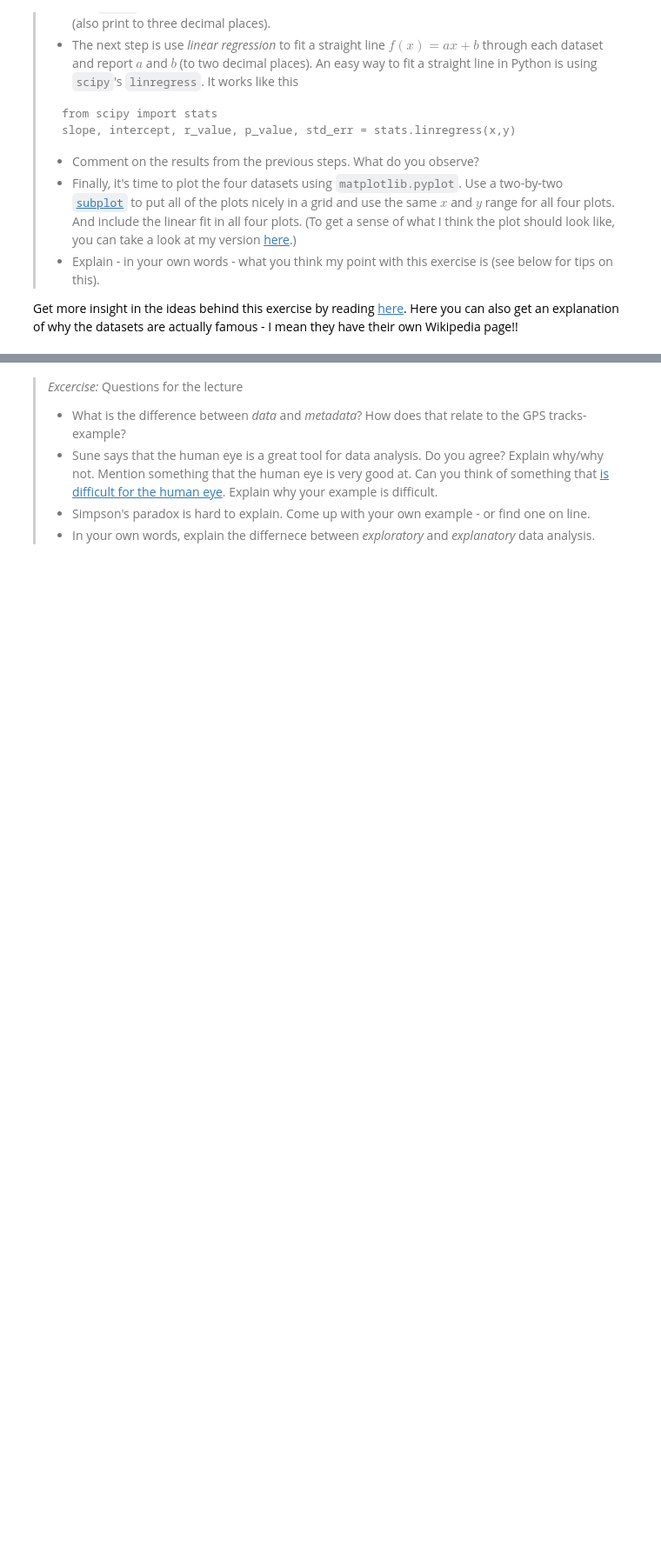
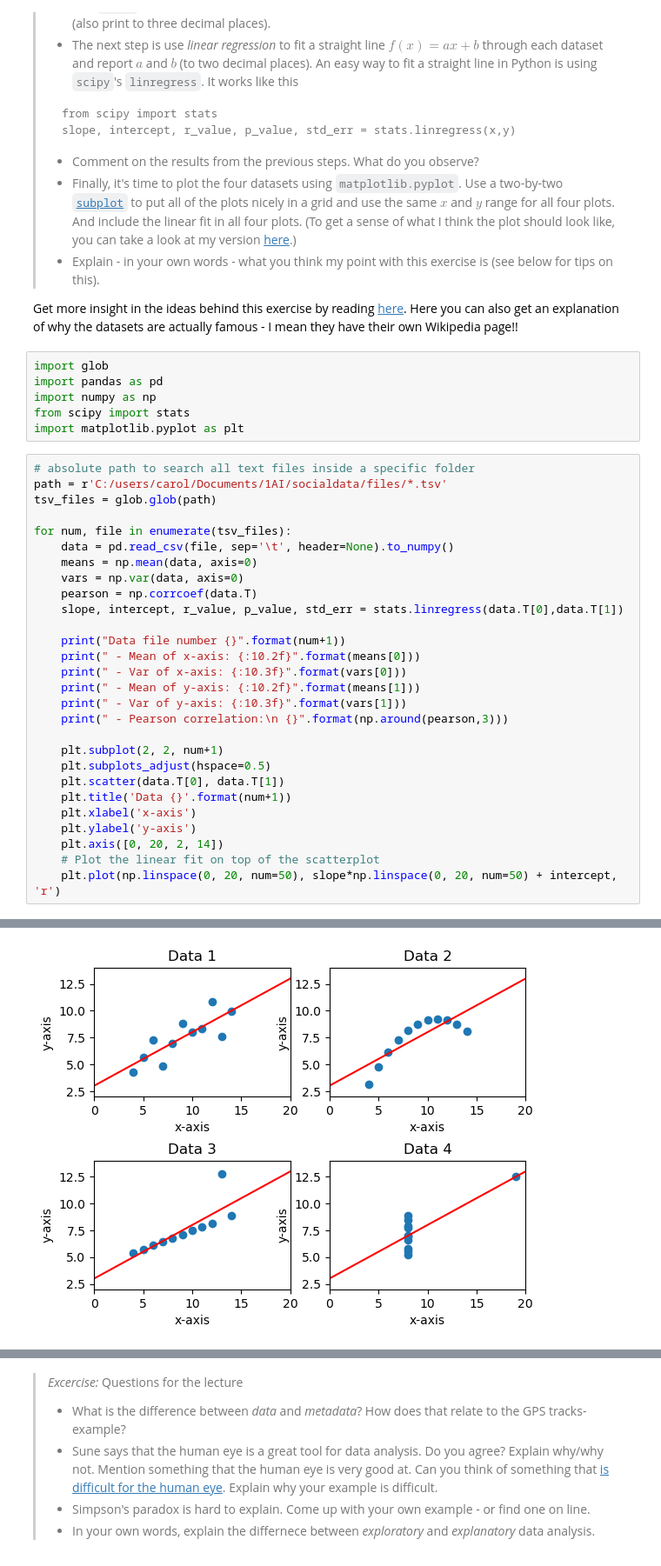
Before and after one commit to suneman/socialdata2023, a Jupyter notebook: lectures/Week2.ipynb, the cells around one changed output, grey strips where cells are left out. Shown at 87% size. Drawn from its saved outputs; the diff is of its cells as text; blank space fills up the shorter version.

```diff
--- a/lectures/Week2.ipynb
+++ b/lectures/Week2.ipynb
@@ -39,3 +39,38 @@ Now, to the exercise:
 
 
 Get more insight in the ideas behind this exercise by reading [here](https://en.wikipedia.org/wiki/Anscombe%27s_quartet). Here you can also get an explanation of why the datasets are actually famous - I mean they have their own Wikipedia page!!
+# %%
+import glob
+import pandas as pd
+import numpy as np
+from scipy import stats
+import matplotlib.pyplot as plt
+# %%
+# absolute path to search all text files inside a specific folder
+path = r'C:/users/carol/Documents/1AI/socialdata/files/*.tsv'
+tsv_files = glob.glob(path)
+
+for num, file in enumerate(tsv_files):
+    data = pd.read_csv(file, sep='\t', header=None).to_numpy()
+    means = np.mean(data, axis=0)
+    vars = np.var(data, axis=0)
+    pearson = np.corrcoef(data.T)
+    slope, intercept, r_value, p_value, std_err = stats.linregress(data.T[0],data.T[1])
+
+    print("Data file number {}".format(num+1))
+    print(" - Mean of x-axis: {:10.2f}".format(means[0]))
+    print(" - Var of x-axis: {:10.3f}".format(vars[0]))
+    print(" - Mean of y-axis: {:10.2f}".format(means[1]))
+    print(" - Var of y-axis: {:10.3f}".format(vars[1]))
+    print(" - Pearson correlation:\n {}".format(np.around(pearson,3)))
+
+    plt.subplot(2, 2, num+1)
+    plt.subplots_adjust(hspace=0.5)
+    plt.scatter(data.T[0], data.T[1])
+    plt.title('Data {}'.format(num+1))
+    plt.xlabel('x-axis')
+    plt.ylabel('y-axis')
+    plt.axis([0, 20, 2, 14])
+    # Plot the linear fit on top of the scatterplot
+    plt.plot(np.linspace(0, 20, num=50), slope*np.linspace(0, 20, num=50) + intercept, 'r')
+# %% [output]
@@ -41,0 +94 @@ Get more insight in the ideas behind this exercise by reading [here](https://en.
+[figure, added]
```
Also changed, not shown: parts of 12 cells of this notebook, 1 other file.
